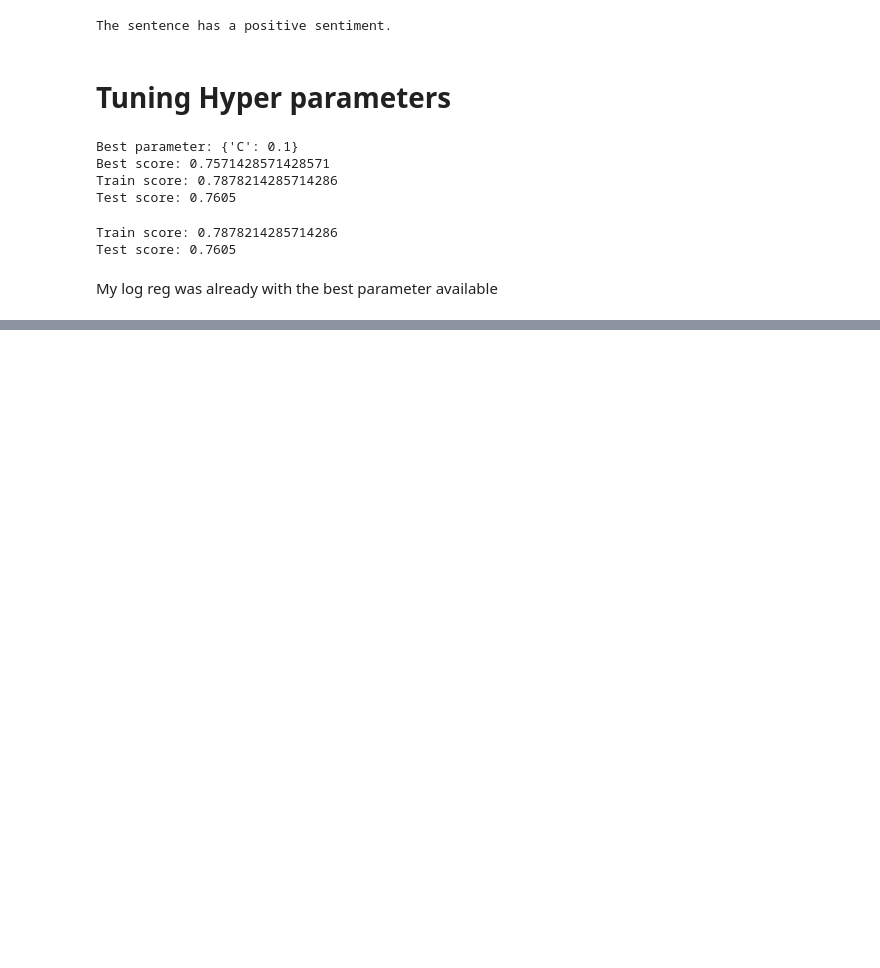
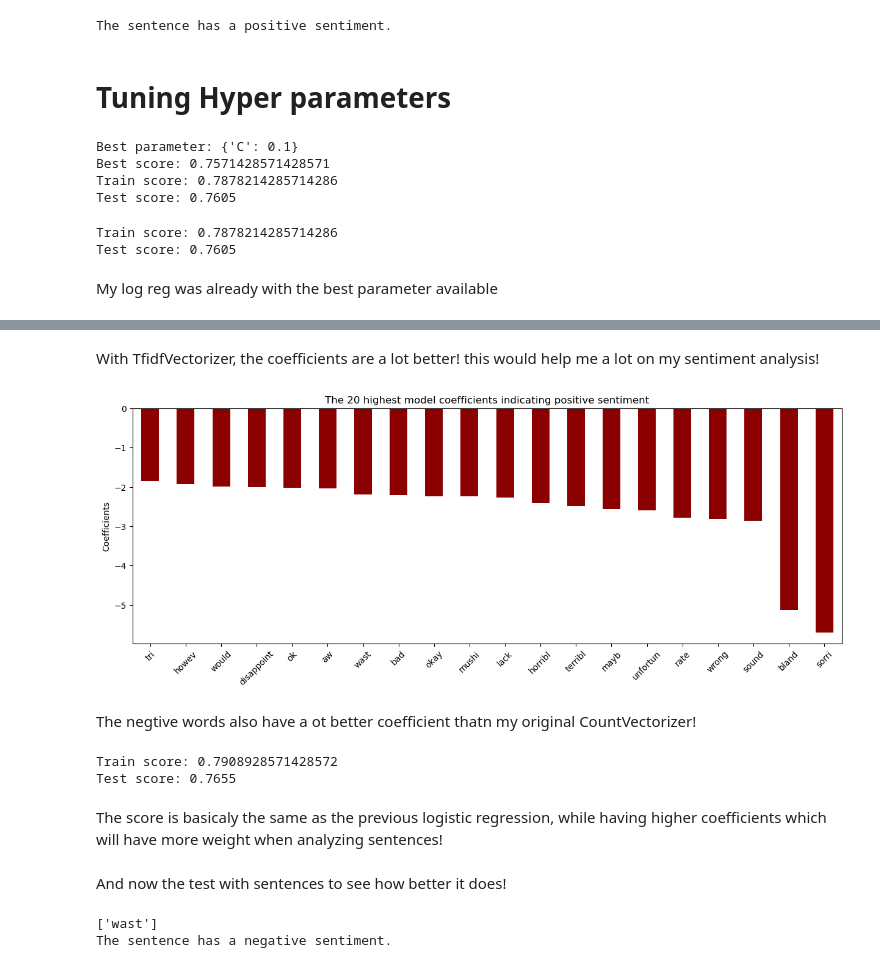
Before and after one commit to AJ-Gagliardo/recipe_recommendation, a Jupyter notebook: foodcom_sentiment_analysis.ipynb, the cells around one changed output, grey strips where cells are left out. Saved outputs shown, nothing was run; the diff lists cells and outputs as text; code cells hidden in the pictures; blank space fills up the shorter version.

```diff
--- a/foodcom_sentiment_analysis.ipynb
+++ b/foodcom_sentiment_analysis.ipynb
@@ -870,0 +810,54 @@ And it is working even with one word now! Because coefficients are higher, they
+# %% [markdown]
+With TfidfVectorizer, the coefficients are a lot better! this would help me a lot on my sentiment analysis!
+# %%
+word_counts = pd.DataFrame(
+    {"coefficients": logreg.coef_[0]},
+    index=tfidf.get_feature_names()
+).sort_values("coefficients", ascending=False)
+
+word_counts.tail(20).plot(kind="bar", figsize=(15, 5), legend=False, color = 'darkred')
+plt.title("The 20 highest model coefficients indicating positive sentiment")
+plt.ylabel("Coefficients")
+plt.xticks(rotation=45)
+plt.show()
+# %% [output]
+[figure, added]
+# %% [markdown]
+The negtive words also have a ot better coefficient thatn my original CountVectorizer!
+# %%
+print(f"Train score: {logreg.score(X_train_transformed, y_train_sample)}")
+print(f"Test score: {logreg.score(X_test_transformed, y_test_sample)}")
+# %% [output]
+Train score: 0.7908928571428572
+Test score: 0.7655
+# %% [markdown]
+The score is basicaly the same as the previous logistic regression, while having higher coefficients which will have more weight when analyzing sentences!
+# %% [markdown]
+And now the test with sentences to see how better it does!
+# %%
+# Preprocess the new sentence
+new_sentence = "waste"
+preprocessed_sentence = my_tokenizer(new_sentence)
+preprocessed_sentence = ' '.join(preprocessed_sentence)  # Join the tokens into a single string
+
+# Transform the preprocessed sentence using the trained CountVectorizer
+new_sentence_transformed = bagofwords.transform([preprocessed_sentence])
+
+# Get the predicted probabilities for the positive class
+y_pred_prob = logreg.predict_proba(new_sentence_transformed)[:, 1]
+
+# Adjust the decision threshold
+threshold = 0.4  # Set the desired threshold
+sentiment_prediction = int(y_pred_prob >= threshold)
+
+print([preprocessed_sentence])
+
+
+# Print the sentiment prediction
+if sentiment_prediction == 1:
+    print("The sentence has a positive sentiment.")
+else:
+    print("The sentence has a negative sentiment.")
+# %% [output]
+['wast']
+The sentence has a negative sentiment.
```
Also changed, not shown: parts of 37 cells of this notebook, 1 other file.
